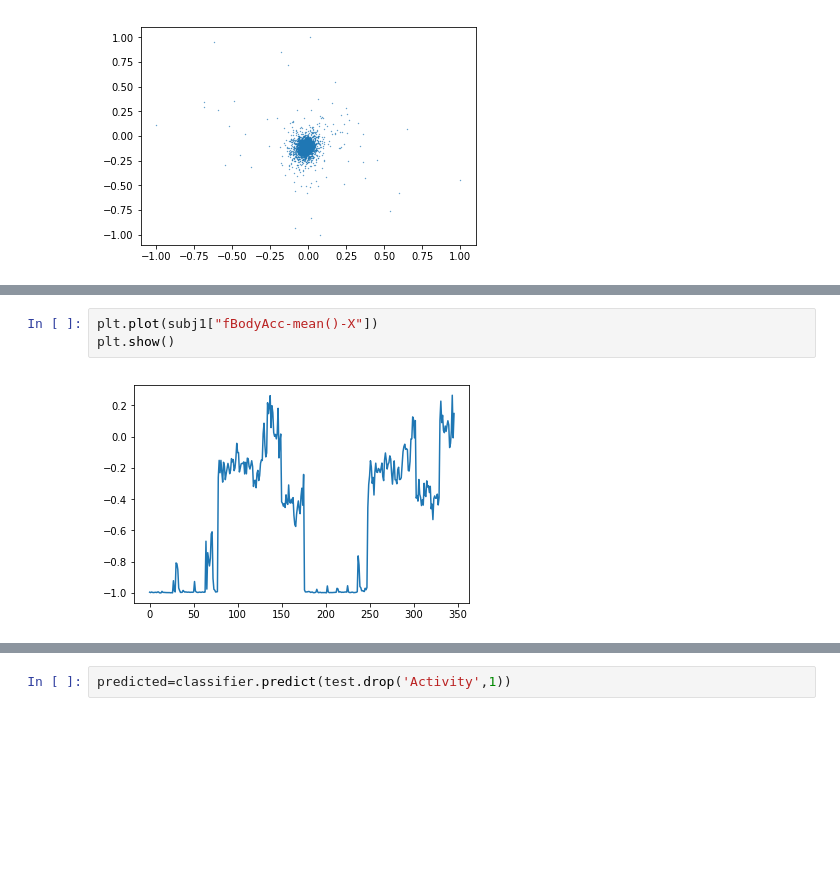
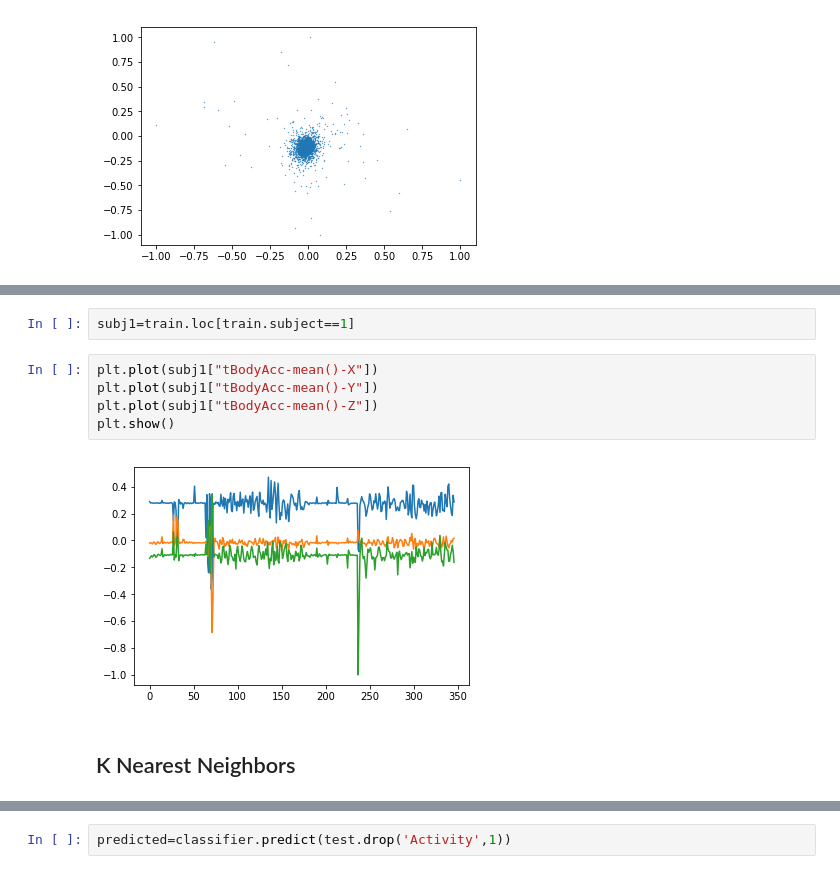
Before and after one commit to prava-d/Data-Science-Final, a Jupyter notebook: data-vis.ipynb, the cells around one changed output, grey strips where cells are left out. Drawn from its saved outputs; the diff is of its cells as text; blank space fills up the shorter version.

Commit message:
Implementing subset selection for just acceleration mean.

```diff
--- a/data-vis.ipynb
+++ b/data-vis.ipynb
@@ -46,8 +36,14 @@ print(train.columns.values)
+# %%
+subj1=train.loc[train.subject==1]
 # %%
-plt.plot(subj1["fBodyAcc-mean()-X"])
+plt.plot(subj1["tBodyAcc-mean()-X"])
+plt.plot(subj1["tBodyAcc-mean()-Y"])
+plt.plot(subj1["tBodyAcc-mean()-Z"])
 plt.show()
 # %% [output]
-[figure, old version]
+[figure, new version]
+# %% [markdown]
+## K Nearest Neighbors
 # %%
 from sklearn import linear_model
 from sklearn.neighbors import KNeighborsClassifier
```
Also changed, not shown: parts of 22 cells of this notebook.
